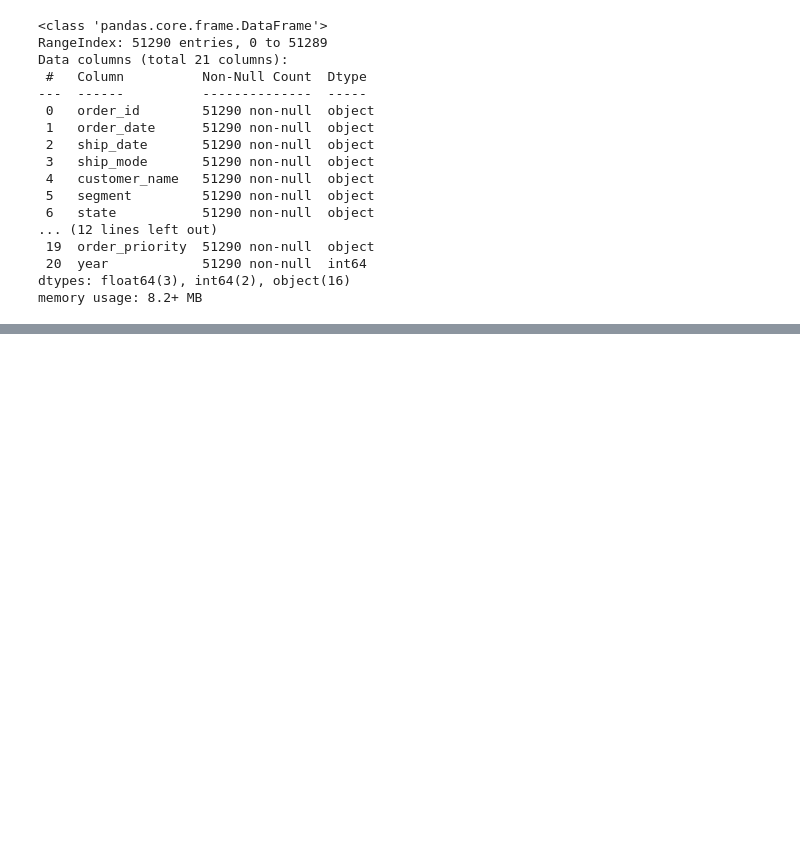
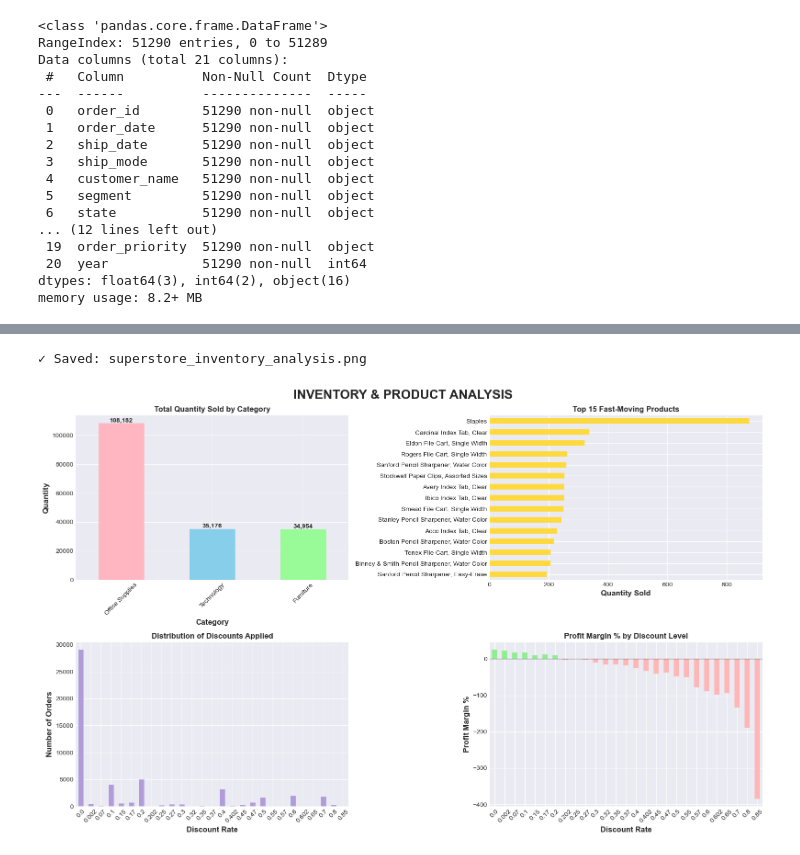
Before and after one commit to Alpha-machine96/superstore_data_analysis, a Jupyter notebook: Super_store_project.ipynb, the cells around one changed output, grey strips where cells are left out. Saved outputs shown, nothing was run; the diff lists cells and outputs as text; code cells hidden in the pictures; blank space fills up the shorter version.

```diff
--- a/Super_store_project.ipynb
+++ b/Super_store_project.ipynb
@@ -51,0 +250,53 @@ df["ship_date"] = pd.to_datetime(df['ship_date'],format='%d-%m-%Y')
+# %%
+fig = plt.figure(figsize=(16, 10))
+fig.suptitle('INVENTORY & PRODUCT ANALYSIS', fontsize=20, fontweight='bold', y=0.98)
+
+# Quantity Sold by Category
+ax1 = plt.subplot(2, 2, 1)
+category_qty = df.groupby('category')['quantity'].sum().sort_values(ascending=False)
+category_qty.plot(kind='bar', color=['#FFB6C1', '#87CEEB', '#98FB98'], ax=ax1)
+ax1.set_title('Total Quantity Sold by Category', fontweight='bold', fontsize=12)
+ax1.set_xlabel('Category', fontweight='bold')
+ax1.set_ylabel('Quantity', fontweight='bold')
+ax1.tick_params(axis='x', rotation=45)
+for i, v in enumerate(category_qty.values):
+    ax1.text(i, v, f'{v:,}', ha='center', va='bottom', fontweight='bold')
+
+
+# Top 15 Products by Quantity
+ax3 = plt.subplot(2, 2, 2)
+top_products = df.groupby('product_name')['quantity'].sum().nlargest(15).sort_values()
+top_products.plot(kind='barh', color='#FFD93D', ax=ax3)
+ax3.set_title('Top 15 Fast-Moving Products', fontweight='bold', fontsize=12)
+ax3.set_xlabel('Quantity Sold', fontweight='bold')
+ax3.set_ylabel('')
+
+
+# Discount Distribution
+ax5 = plt.subplot(2, 2, 3)
+discount_counts = df['discount'].value_counts().sort_index()
+discount_counts.plot(kind='bar', color='#B19CD9', ax=ax5)
+ax5.set_title('Distribution of Discounts Applied', fontweight='bold', fontsize=12)
+ax5.set_xlabel('Discount Rate', fontweight='bold')
+ax5.set_ylabel('Number of Orders', fontweight='bold')
+ax5.tick_params(axis='x', rotation=45)
+
+# Profit Margin by Discount Level
+ax6 = plt.subplot(2, 2, 4)
+discount_profit = df.groupby('discount').agg({'sales': 'sum', 'profit': 'sum'})
+discount_profit['Margin'] = (discount_profit['profit'] / discount_profit['sales'] * 100)
+colors_margin = ['#90EE90' if x > 0 else '#FFB6B6' for x in discount_profit['Margin'].values]
+discount_profit['Margin'].plot(kind='bar', color=colors_margin, ax=ax6)
+ax6.set_title('Profit Margin % by Discount Level', fontweight='bold', fontsize=12)
+ax6.set_xlabel('Discount Rate', fontweight='bold')
+ax6.set_ylabel('Profit Margin %', fontweight='bold')
+ax6.axhline(y=0, color='black', linestyle='-', linewidth=0.8)
+ax6.tick_params(axis='x', rotation=45)
+
+plt.tight_layout()
+plt.savefig('superstore_inventory_analysis.png', dpi=300, bbox_inches='tight')
+print("✓ Saved: superstore_inventory_analysis.png")
+plt.show()
+# %% [output]
+✓ Saved: superstore_inventory_analysis.png
+[figure, added]
```
Also changed, not shown: parts of 20 cells of this notebook.
